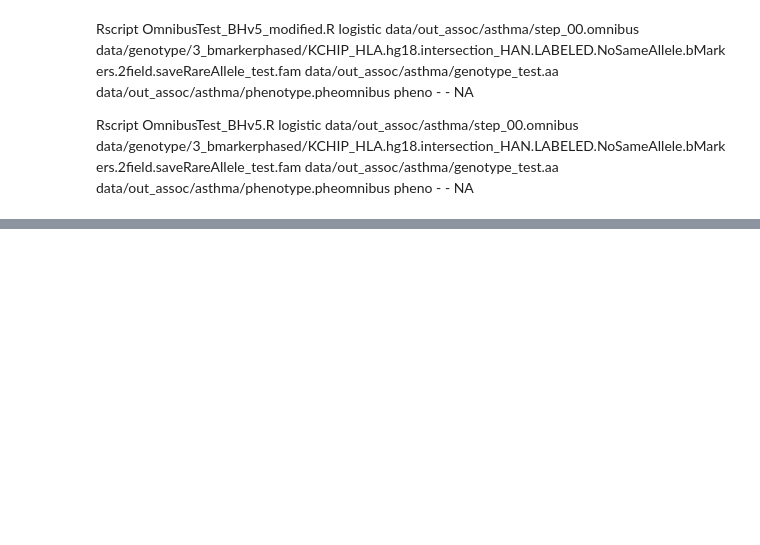
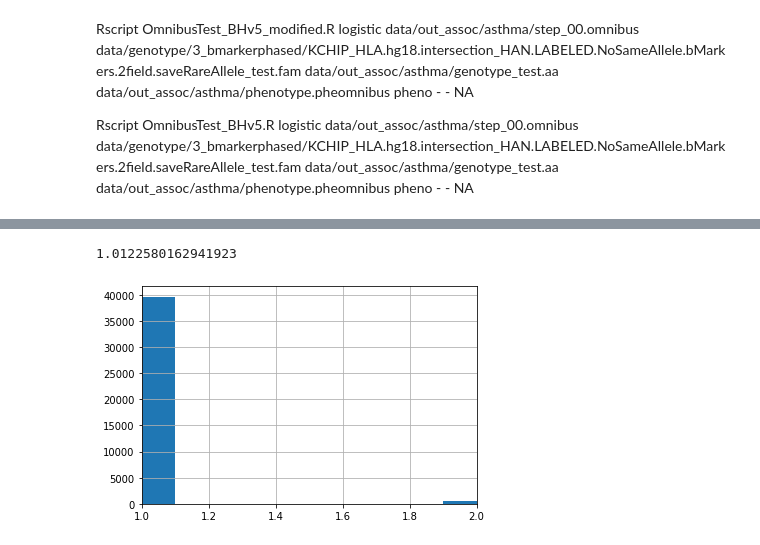
Before and after one commit to chanwkimlab/MHC_Kor_Assoc, a Jupyter notebook: 4_association.ipynb, the cells around one changed output, grey strips where cells are left out. Saved outputs shown, nothing was run; the diff lists cells and outputs as text; code cells hidden in the pictures; blank space fills up the shorter version.

```diff
--- a/4_association.ipynb
+++ b/4_association.ipynb
@@ -349,0 +452,7 @@ pd.Series(aa_call_list).value_counts(),len(aa_call_list)/2
+# %%
+pd.Series(phenotype_define[plink_aa.get_geno_marker(marker_test)==0]).hist()
+plt.xlim(pd.Series(phenotype_define).min(),pd.Series(phenotype_define).max())
+print(pd.Series(phenotype_define[plink_aa.get_geno_marker(marker_test)==0]).mean())
+# %% [output]
+1.0122580162941923
+[figure, added]
```
Also changed, not shown: parts of 45 cells of this notebook, 8 other files.
